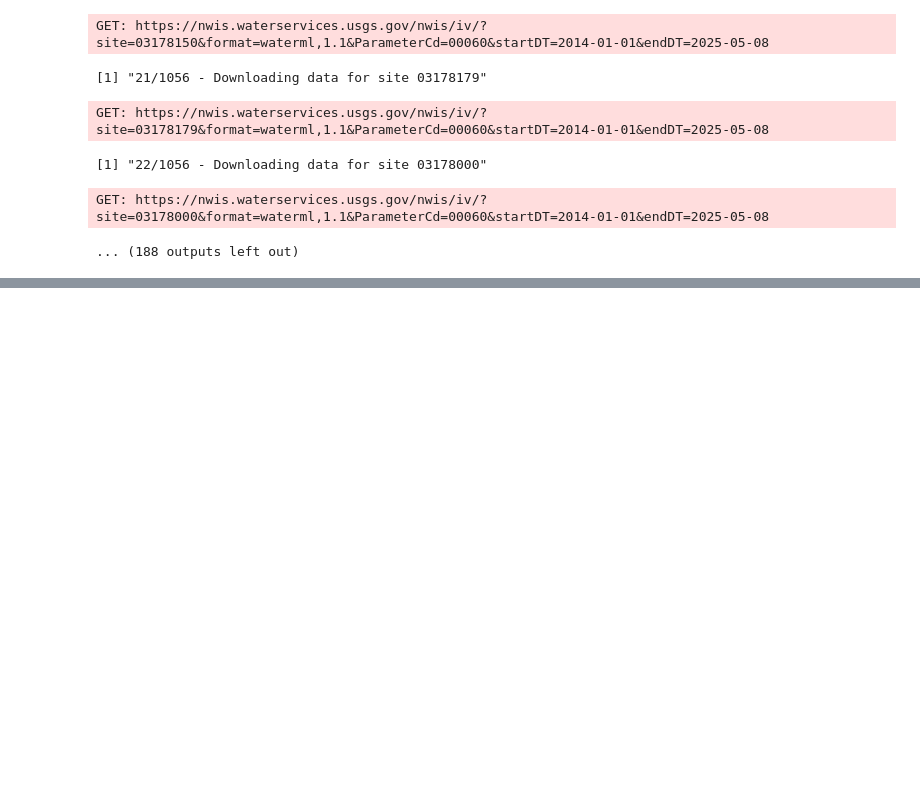
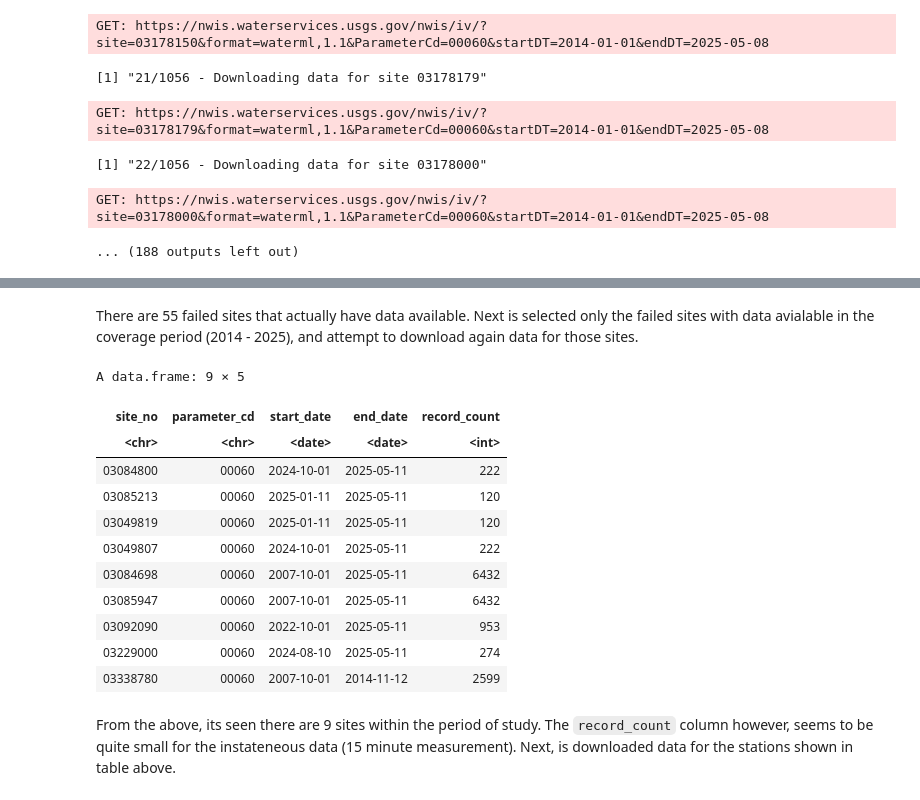
Before and after one commit to vpalvesalan/ML-ModClark-IUH-Model, a Jupyter notebook: notebooks/data_donwload/4_streaflow_download.ipynb, the cells around one changed output, grey strips where cells are left out. Saved outputs shown, nothing was run; the diff lists cells and outputs as text; code cells hidden in the pictures; blank space fills up the shorter version.

```diff
--- a/notebooks/data_donwload/4_streaflow_download.ipynb
+++ b/notebooks/data_donwload/4_streaflow_download.ipynb
@@ -254,0 +576,23 @@ GET: https://nwis.waterservices.usgs.gov/nwis/iv/?site=03178000&format=waterml,1
+# %% [markdown]
+There are 55 failed sites that actually have data available. Next is selected only the failed sites with data avialable in the coverage period (2014 - 2025), and attempt to download again data for those sites.
+# %%
+coverage_data_sites_within_period_of_study <-  coverage_data_all_failed_sites %>%
+ filter(!is.na(end_date) & !is.na(start_date)) %>%
+ filter(end_date >= as.Date("2014-01-01")) %>%
+ arrange(desc(end_date))
+coverage_data_sites_within_period_of_study
+# %% [output]
+A data.frame: 9 × 5
+| site_no | parameter_cd | start_date | end_date | record_count |
+| <chr> | <chr> | <date> | <date> | <int> |
+| 03084800 | 00060 | 2024-10-01 | 2025-05-11 | 222 |
+| 03085213 | 00060 | 2025-01-11 | 2025-05-11 | 120 |
+| 03049819 | 00060 | 2025-01-11 | 2025-05-11 | 120 |
+| 03049807 | 00060 | 2024-10-01 | 2025-05-11 | 222 |
+| 03084698 | 00060 | 2007-10-01 | 2025-05-11 | 6432 |
+| 03085947 | 00060 | 2007-10-01 | 2025-05-11 | 6432 |
+| 03092090 | 00060 | 2022-10-01 | 2025-05-11 | 953 |
+| 03229000 | 00060 | 2024-08-10 | 2025-05-11 | 274 |
+| 03338780 | 00060 | 2007-10-01 | 2014-11-12 | 2599 |
+# %% [markdown]
+From the above, its seen there are 9 sites within the period of study. The `record_count` column however, seems to be quite small for the instateneous data (15 minute measurement). Next, is downloaded data for the stations shown in table above.
```
Also changed, not shown: parts of 33 cells of this notebook.
